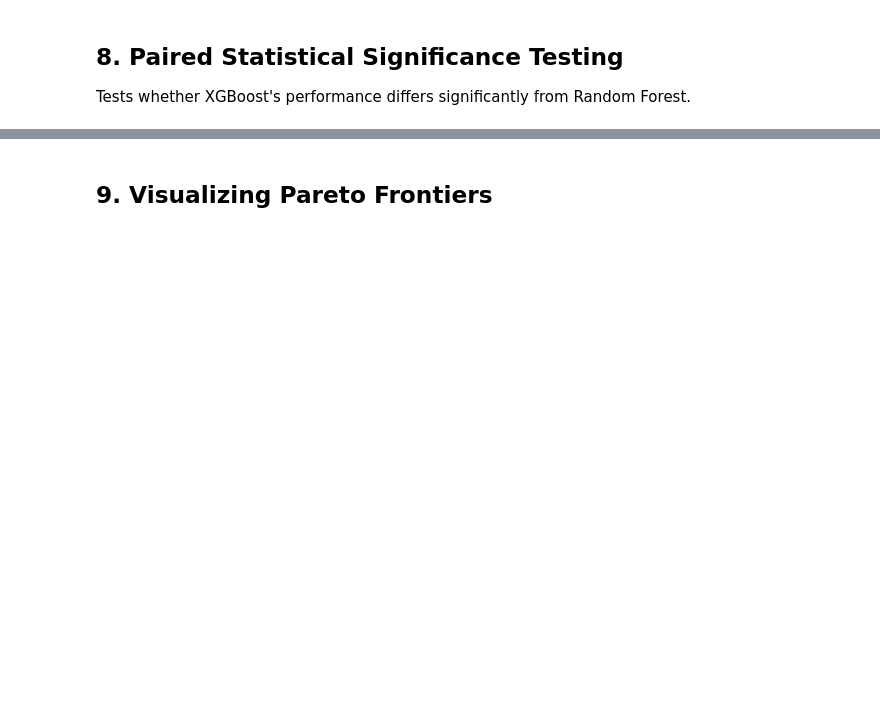
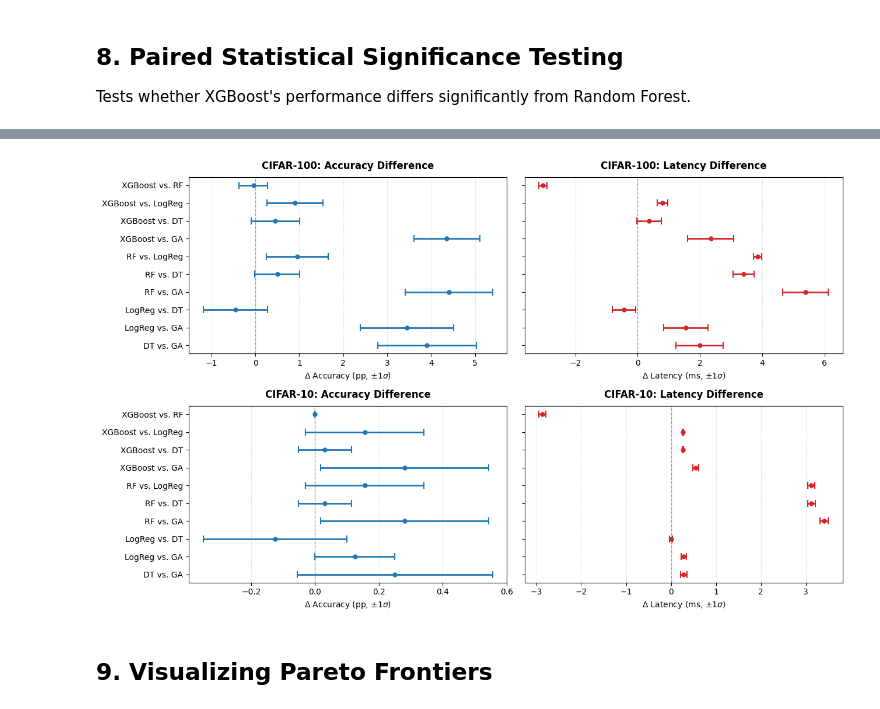
Before and after one commit to sved07/XGB-Cascade-Classifier, a Jupyter notebook: idk_cascade_full_study.ipynb, the cells around one changed output, grey strips where cells are left out. Saved outputs shown, nothing was run; the diff lists cells and outputs as text; code cells hidden in the pictures; blank space fills up the shorter version.

```diff
--- a/idk_cascade_full_study.ipynb
+++ b/idk_cascade_full_study.ipynb
@@ -635,4 +634,50 @@ Decision Tree vs. GA Heuristic (Cascade Latency, incl. overhead):
   Wilcoxon signed-rank : p = 0.0078
+# %%
+import matplotlib.pyplot as plt
+import numpy as np
+
+# Pair labels
+pairs = [
+    'XGBoost vs. RF', 'XGBoost vs. LogReg', 'XGBoost vs. DT', 'XGBoost vs. GA',
+    'RF vs. LogReg', 'RF vs. DT', 'RF vs. GA',
+    'LogReg vs. DT', 'LogReg vs. GA', 'DT vs. GA'
+]
+
+# CIFAR-100 metrics
+c100_acc_mean = np.array([-0.047, 0.906, 0.453, 4.359, 0.953, 0.500, 4.406, -0.453, 3.453, 3.906])
+c100_acc_std  = np.array([0.324, 0.637, 0.552, 0.751, 0.707, 0.512, 0.990, 0.734, 1.059, 1.118])
+c100_lat_mean = np.array([-3.040, 0.802, 0.363, 2.349, 3.842, 3.403, 5.389, -0.439, 1.547, 1.986])
+c100_lat_std  = np.array([0.126, 0.166, 0.390, 0.739, 0.131, 0.340, 0.729, 0.373, 0.712, 0.760])
+
+# CIFAR-10 metrics
+c10_acc_mean = np.array([0.000, 0.156, 0.031, 0.281, 0.156, 0.031, 0.281, -0.125, 0.125, 0.250])
+c10_acc_std  = np.array([0.000, 0.185, 0.083, 0.263, 0.185, 0.083, 0.263, 0.225, 0.125, 0.306])
+c10_lat_mean = np.array([-2.857, 0.266, 0.266, 0.548, 3.123, 3.123, 3.405, 0.000, 0.283, 0.283])
+c10_lat_std  = np.array([0.078, 0.013, 0.016, 0.068, 0.081, 0.084, 0.094, 0.027, 0.062, 0.076])
+
+y_pos = np.arange(len(pairs))[::-1]
+fig, axes = plt.subplots(2, 2, figsize=(13, 8), sharey=True)
+
+def plot_forest(ax, mean, std, title, xlabel, color):
+    ax.axvline(0, color='gray', linestyle='--', linewidth=1, alpha=0.7)
+    ax.errorbar(mean, y_pos, xerr=std, fmt='o', color=color, ecolor=color,
+                elinewidth=2, capsize=4, capthick=1.5, markersize=5, zorder=3)
+    ax.set_title(title, fontweight='bold', pad=10)
+    ax.set_xlabel(xlabel)
+    ax.grid(axis='x', linestyle=':', alpha=0.6)
+    ax.set_yticks(y_pos)
+    ax.set_yticklabels(pairs)
+
+plot_forest(axes[0, 0], c100_acc_mean, c100_acc_std, 'CIFAR-100: Accuracy Difference', r'$\Delta$ Accuracy (pp, $\pm 1\sigma$)', '#1f77b4')
+plot_forest(axes[0, 1], c100_lat_mean, c100_lat_std, 'CIFAR-100: Latency Difference', r'$\Delta$ Latency (ms, $\pm 1\sigma$)', '#d62728')
+plot_forest(axes[1, 0], c10_acc_mean, c10_acc_std, 'CIFAR-10: Accuracy Difference', r'$\Delta$ Accuracy (pp, $\pm 1\sigma$)', '#1f77b4')
+plot_forest(axes[1, 1], c10_lat_mean, c10_lat_std, 'CIFAR-10: Latency Difference', r'$\Delta$ Latency (ms, $\pm 1\sigma$)', '#d62728')
+
+plt.tight_layout()
+plt.savefig('pairwise_forest_plot.png', dpi=300, bbox_inches='tight')
+plt.show()
+# %% [output]
+[figure, added]
 # %% [markdown]
 ## 9. Visualizing Pareto Frontiers
 # %%
```
Also changed, not shown: parts of 10 cells of this notebook.
